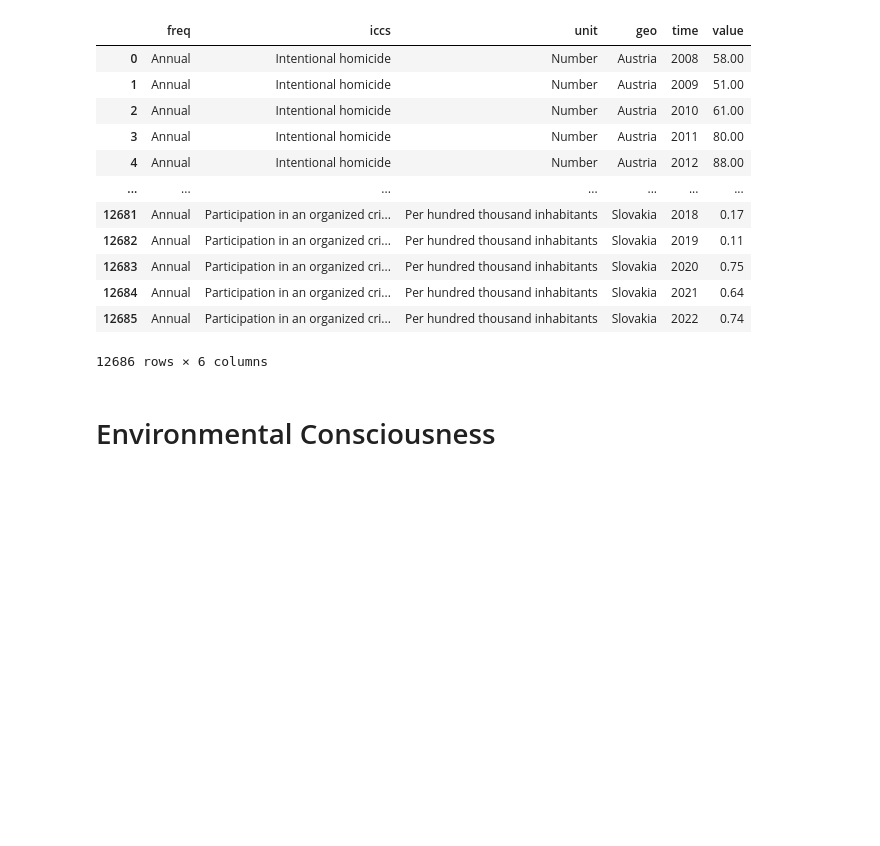
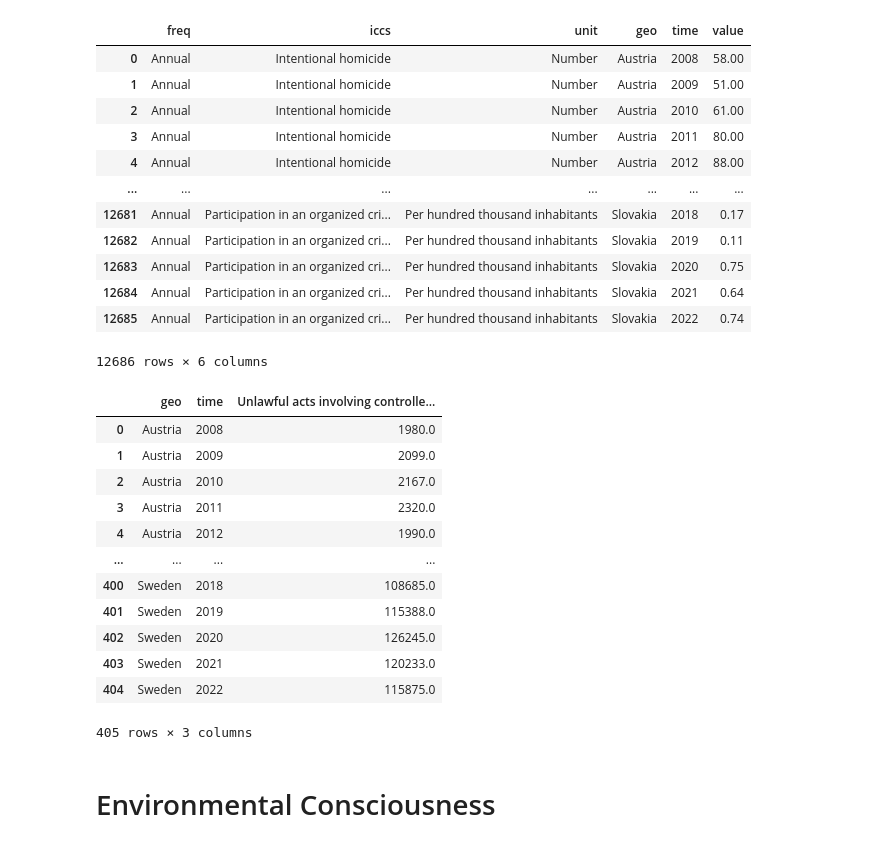
Before and after one commit to mke27/life, a Jupyter notebook: datasets/raw-datasets/accessingAPI.ipynb, the cells around one changed output. Saved outputs shown, nothing was run; the diff lists cells and outputs as text; code cells hidden in the pictures; blank space fills up the shorter version.

```diff
--- a/datasets/raw-datasets/accessingAPI.ipynb
+++ b/datasets/raw-datasets/accessingAPI.ipynb
@@ -156,6 +183,23 @@ safety
 | 12684 | Annual | Participation in an organized cri... | Per hundred thousand inhabitants | Slovakia | 2021 | 0.64 |
 | 12685 | Annual | Participation in an organized cri... | Per hundred thousand inhabitants | Slovakia | 2022 | 0.74 |
 12686 rows × 6 columns
+# %%
+safety_clean = clean_df(safety, "iccs", "value",["geo","time"], "unit", target_col="Unlawful acts involving controlled drugs or precursors [Number]")
+safety_clean
+# %% [output]
+|  | geo | time | Unlawful acts involving controlle... |
+| 0 | Austria | 2008 | 1980.0 |
+| 1 | Austria | 2009 | 2099.0 |
+| 2 | Austria | 2010 | 2167.0 |
+| 3 | Austria | 2011 | 2320.0 |
+| 4 | Austria | 2012 | 1990.0 |
+| ... | ... | ... | ... |
+| 400 | Sweden | 2018 | 108685.0 |
+| 401 | Sweden | 2019 | 115388.0 |
+| 402 | Sweden | 2020 | 126245.0 |
+| 403 | Sweden | 2021 | 120233.0 |
+| 404 | Sweden | 2022 | 115875.0 |
+405 rows × 3 columns
 # %% [markdown]
 # Environmental Consciousness
 # %%
```
Also changed, not shown: parts of 7 cells of this notebook.
